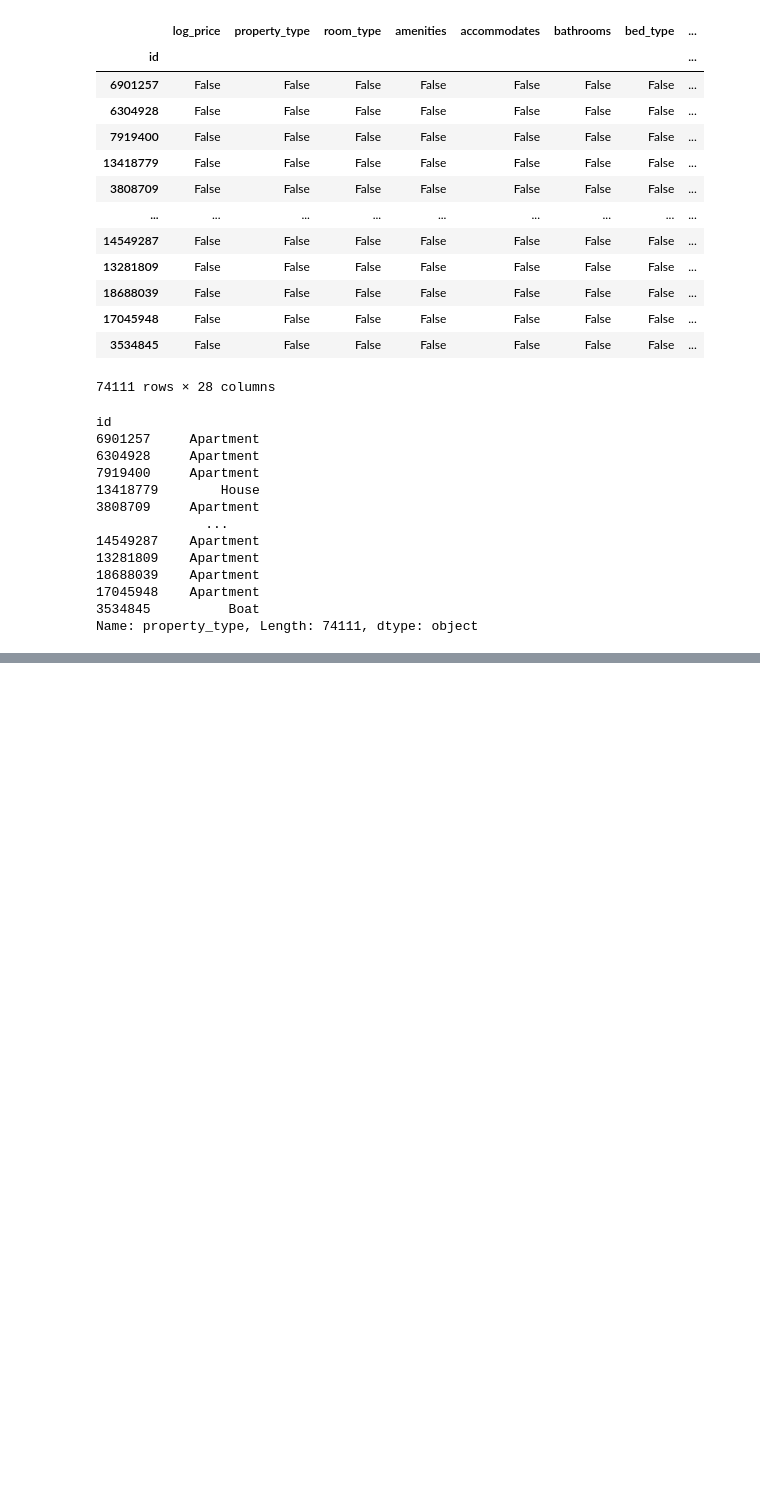
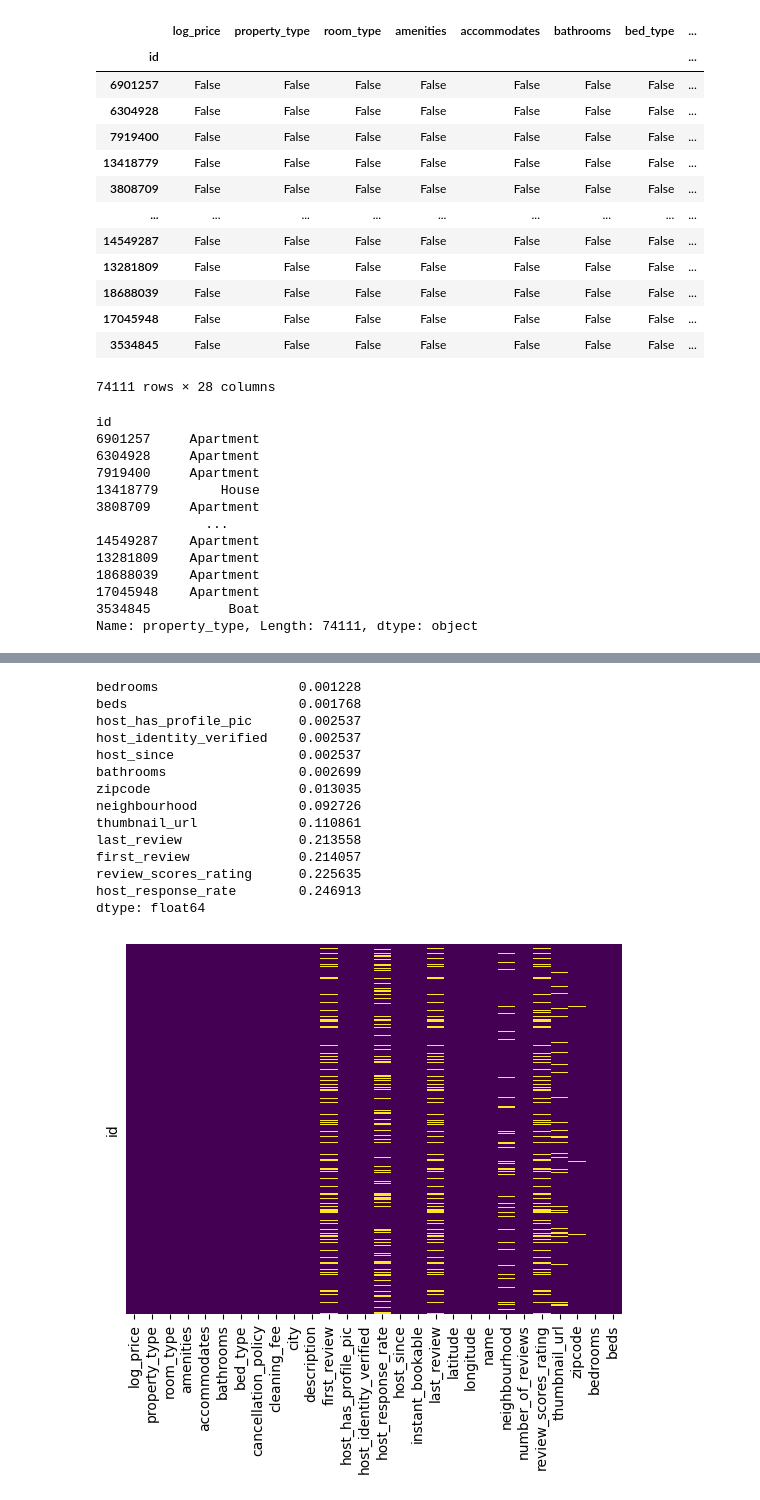
Before and after one commit to Cleamx/M1DENG, a Jupyter notebook: ingenieurie des données/Airbnb/airbnb.ipynb, the cells around one changed output, grey strips where cells are left out. Saved outputs shown, nothing was run; the diff lists cells and outputs as text; code cells hidden in the pictures; blank space fills up the shorter version.

```diff
--- a/ingenieurie des données/Airbnb/airbnb.ipynb
+++ b/ingenieurie des données/Airbnb/airbnb.ipynb
@@ -131,0 +130,20 @@ Name: property_type, Length: 74111, dtype: object
+# %%
+sns.heatmap(Data.isnull(), yticklabels=False, cbar=False, cmap='viridis')
+X = Data.isna().sum()
+(X[X > 0] / Data.shape[0]).sort_values()
+# %% [output]
+bedrooms                  0.001228
+beds                      0.001768
+host_has_profile_pic      0.002537
+host_identity_verified    0.002537
+host_since                0.002537
+bathrooms                 0.002699
+zipcode                   0.013035
+neighbourhood             0.092726
+thumbnail_url             0.110861
+last_review               0.213558
+first_review              0.214057
+review_scores_rating      0.225635
+host_response_rate        0.246913
+dtype: float64
+[figure, added]
```
Also changed, not shown: parts of 17 cells of this notebook, 14 other files.
